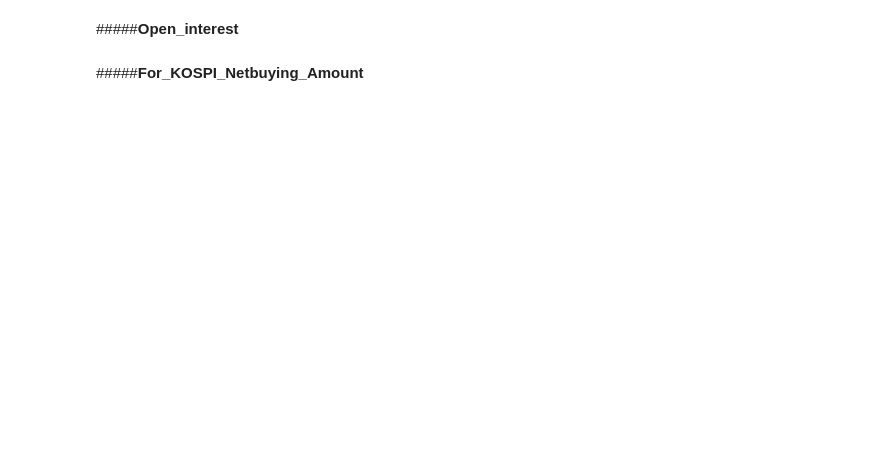
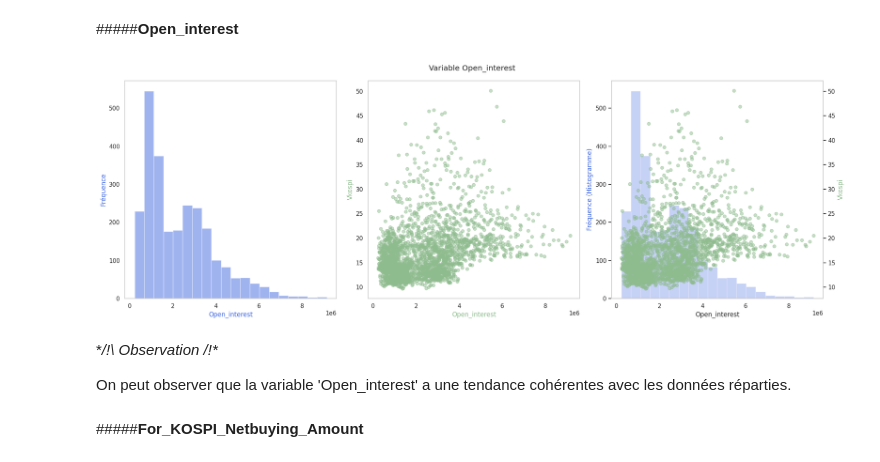
Before and after one commit to julien-zhao/M2_Projet_ML, a Jupyter notebook: ProjetML.ipynb, the cells around one changed output. Drawn from its saved outputs; the diff is of its cells as text; code cells hidden in the pictures; blank space fills up the shorter version.

```diff
--- a/ProjetML.ipynb
+++ b/ProjetML.ipynb
@@ -291,4 +316,12 @@ def explore(df, column, target_column, alpha=0.5, figsize=(20, 7)):
 # %% [markdown]
 #####**Open_interest**
+# %%
+explore(data, 'Open_interest', 'VKOSPI')
+# %% [output]
+[figure, added]
+# %% [markdown]
+**/!\ Observation /!\**
+
+On peut observer que la variable 'Open_interest' a une tendance cohérentes avec les données réparties.
 # %% [markdown]
 #####**For_KOSPI_Netbuying_Amount**
```
Also changed, not shown: parts of 32 cells of this notebook.
